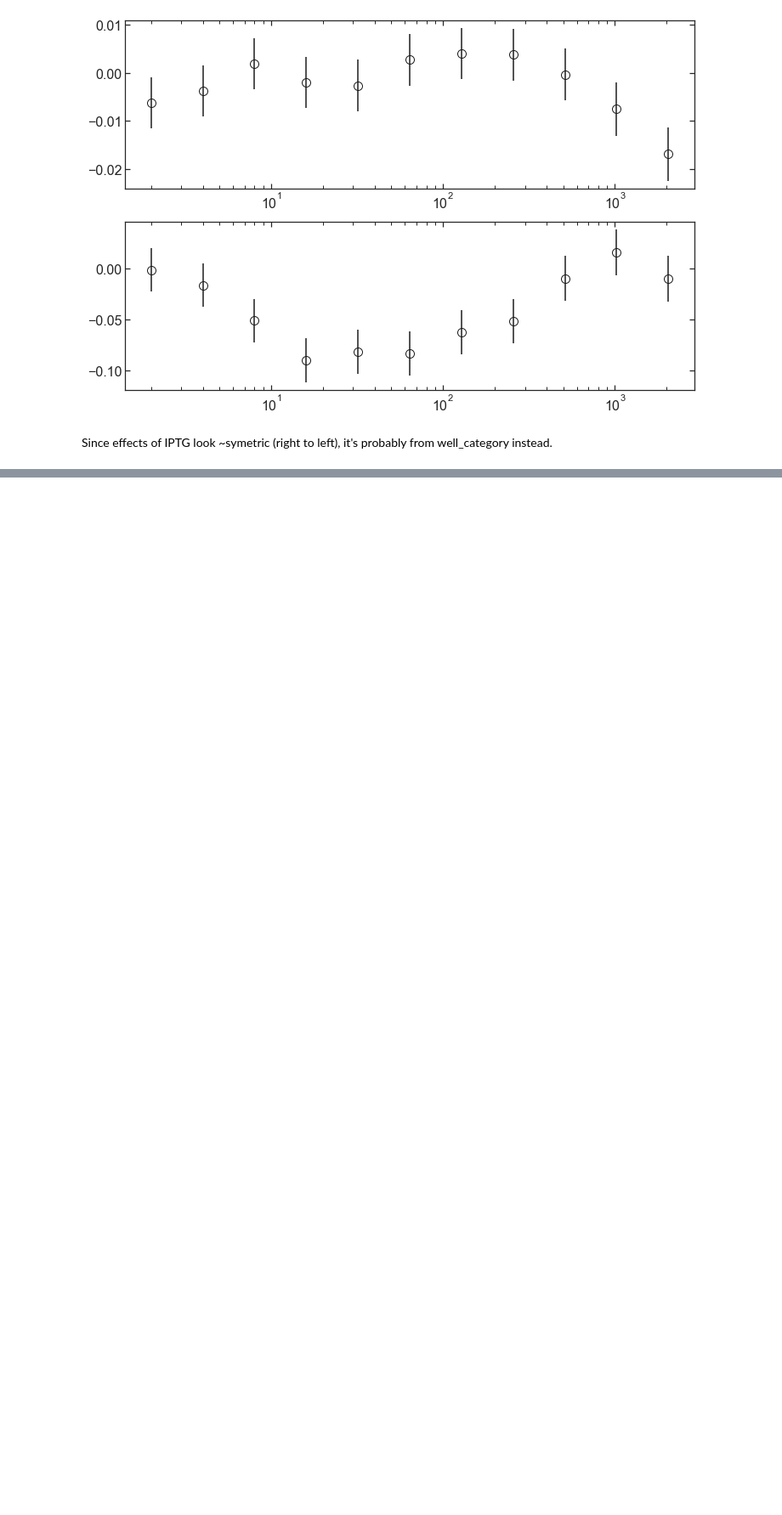
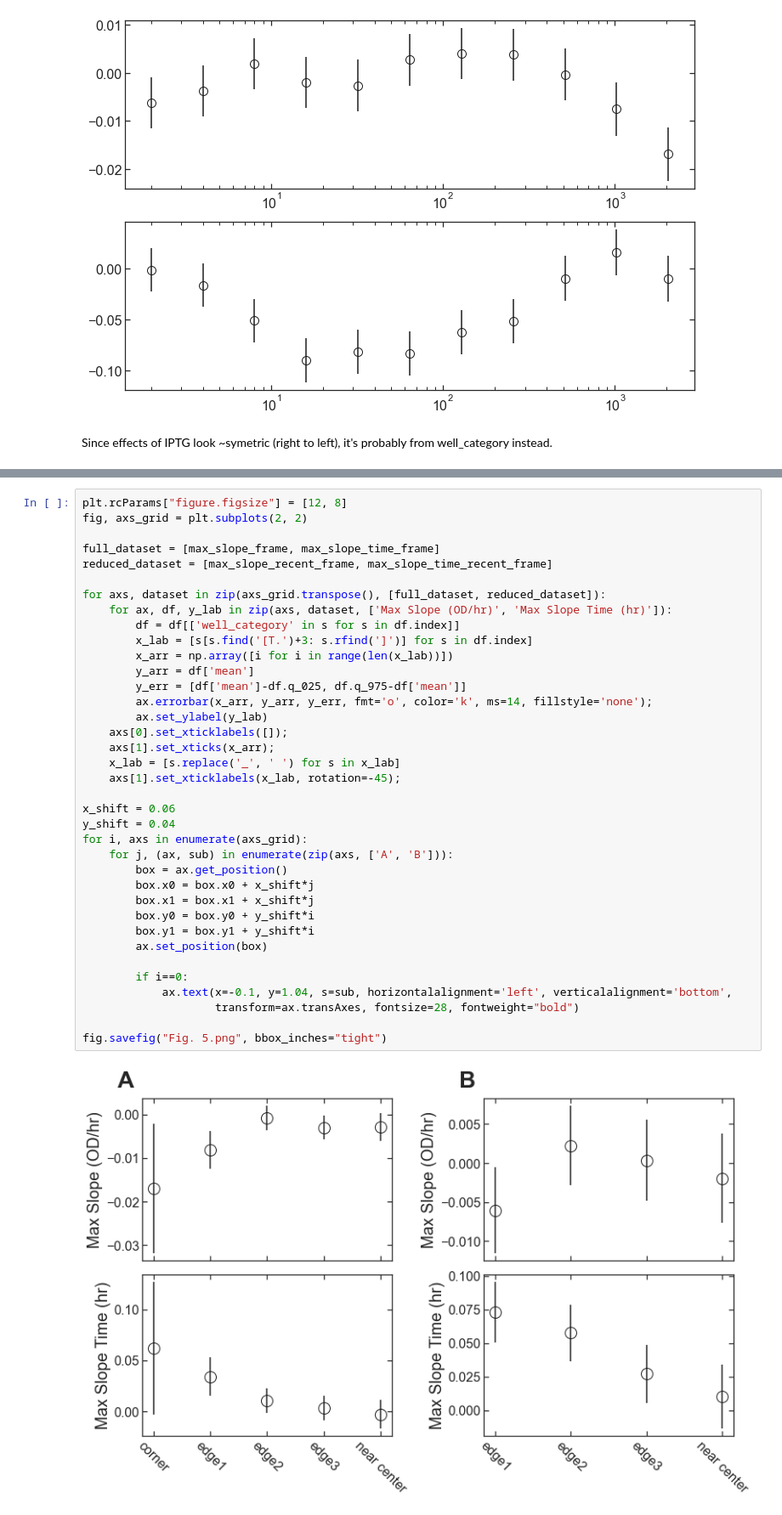
Before and after one commit to djross22/culture_reproducibility, a Jupyter notebook: Data analysis and figures.2.ipynb, the cells around one changed output, grey strips where cells are left out. Shown: that part at 85% size. Saved outputs shown, nothing was run; the diff lists cells and outputs as text; blank space fills up the shorter version.

```diff
--- a/Data analysis and figures.2.ipynb
+++ b/Data analysis and figures.2.ipynb
@@ -819,0 +933,39 @@ Since effects of IPTG look ~symetric (right to left), it's probably from well_ca
+# %%
+plt.rcParams["figure.figsize"] = [12, 8]
+fig, axs_grid = plt.subplots(2, 2)
+
+full_dataset = [max_slope_frame, max_slope_time_frame]
+reduced_dataset = [max_slope_recent_frame, max_slope_time_recent_frame]
+
+for axs, dataset in zip(axs_grid.transpose(), [full_dataset, reduced_dataset]):
+    for ax, df, y_lab in zip(axs, dataset, ['Max Slope (OD/hr)', 'Max Slope Time (hr)']):
+        df = df[['well_category' in s for s in df.index]]
+        x_lab = [s[s.find('[T.')+3: s.rfind(']')] for s in df.index]
+        x_arr = np.array([i for i in range(len(x_lab))])
+        y_arr = df['mean']
+        y_err = [df['mean']-df.q_025, df.q_975-df['mean']]
+        ax.errorbar(x_arr, y_arr, y_err, fmt='o', color='k', ms=14, fillstyle='none');
+        ax.set_ylabel(y_lab)
+    axs[0].set_xticklabels([]);
+    axs[1].set_xticks(x_arr);
+    x_lab = [s.replace('_', ' ') for s in x_lab]
+    axs[1].set_xticklabels(x_lab, rotation=-45);
+
+x_shift = 0.06
+y_shift = 0.04
+for i, axs in enumerate(axs_grid):
+    for j, (ax, sub) in enumerate(zip(axs, ['A', 'B'])):
+        box = ax.get_position()
+        box.x0 = box.x0 + x_shift*j
+        box.x1 = box.x1 + x_shift*j
+        box.y0 = box.y0 + y_shift*i
+        box.y1 = box.y1 + y_shift*i
+        ax.set_position(box)
+
+        if i==0:
+            ax.text(x=-0.1, y=1.04, s=sub, horizontalalignment='left', verticalalignment='bottom',
+                    transform=ax.transAxes, fontsize=28, fontweight="bold")
+
+fig.savefig("Fig. 5.png", bbox_inches="tight")
+# %% [output]
+[figure, added]
```
Also changed, not shown: parts of 35 cells of this notebook.
